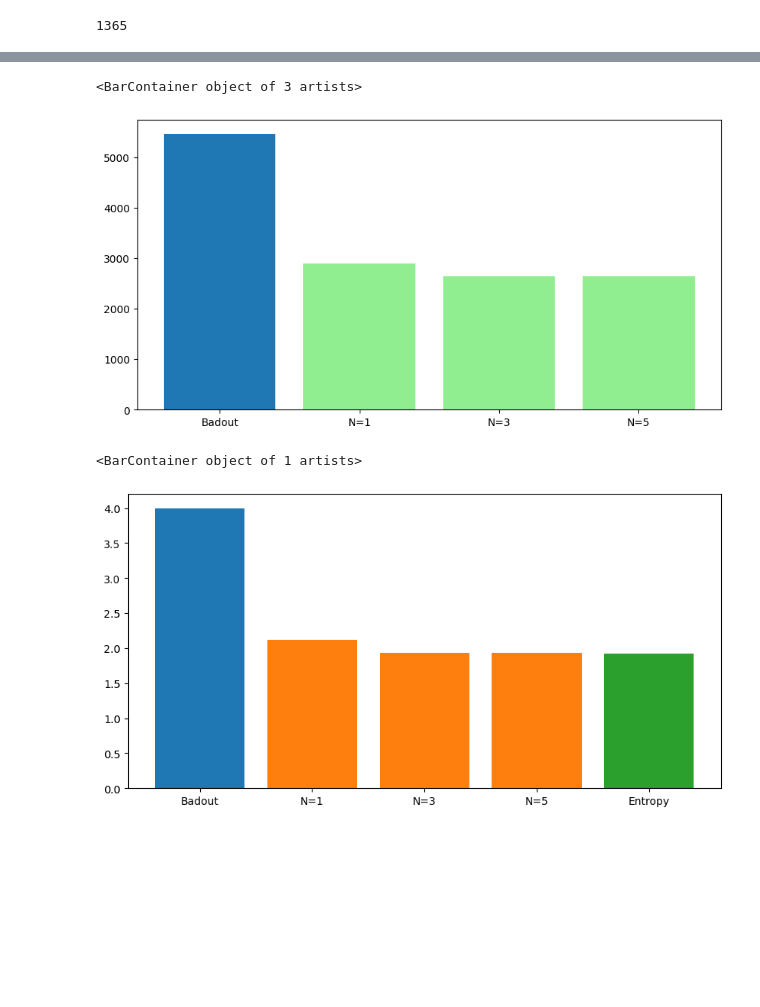
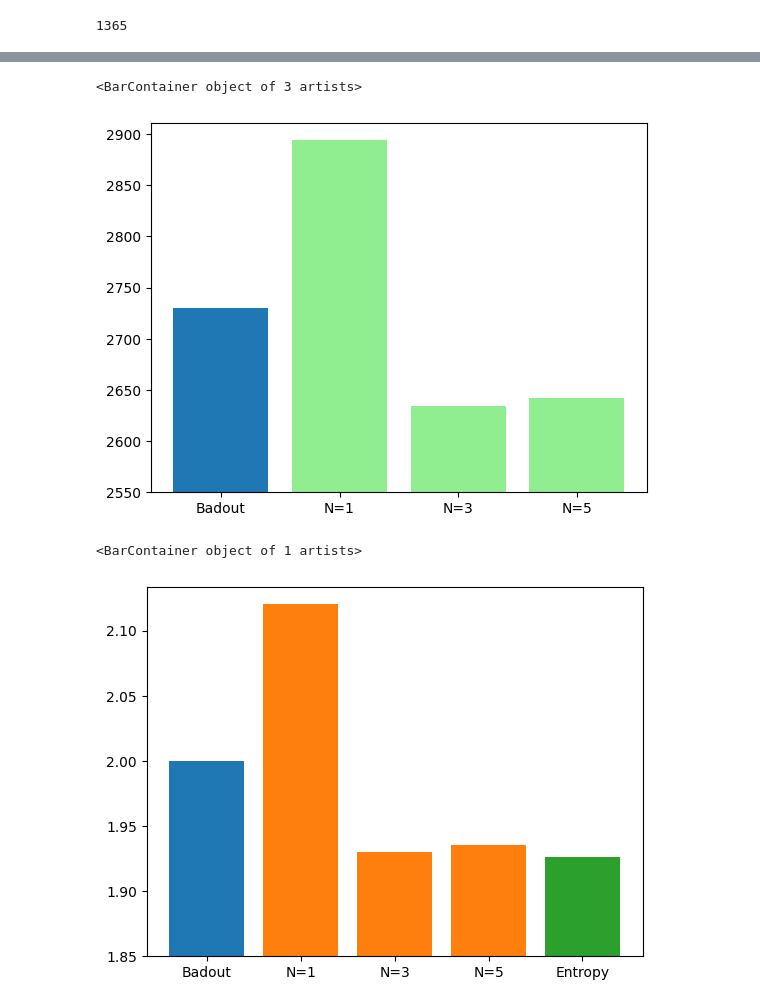
Before and after one commit to MattiaFiore/Source-Coding-Project, a Jupyter notebook: Huffman.ipynb, the cells around one changed output, grey strips where cells are left out. Cells and saved outputs as stored; diff of their text form; code cells hidden in the pictures; blank space fills up the shorter version.

```diff
--- a/Huffman.ipynb
+++ b/Huffman.ipynb
@@ -804,13 +804,15 @@ Time to complete: 1.9213893413543701s
 # %%
-plt.bar('Badout', 5460)
-plt.bar(['N=1', 'N=3', 'N=5'], total_length.values(), color = 'lightgreen')
+offset = 2550
+plt.bar('Badout', 2730- offset, bottom = offset)
+plt.bar(['N=1', 'N=3', 'N=5'], [ i - offset for i in total_length.values()], color = 'lightgreen', bottom = offset)
 # %% [output]
 <BarContainer object of 3 artists>
-[figure, old version]
+[figure, new version]
 # %%
-plt.bar('Badout', 4)
-plt.bar(['N=1', 'N=3', 'N=5'], bits_per_symbol.values())
-plt.bar('Entropy', entropy)
+offset = 1.85
+plt.bar('Badout', 2-offset, bottom = offset)
+plt.bar(['N=1', 'N=3', 'N=5'], [i- offset for i in bits_per_symbol.values()], bottom = offset)
+plt.bar('Entropy', entropy-offset, bottom = offset)
 # %% [output]
 <BarContainer object of 1 artists>
-[figure, old version]
+[figure, new version]
```
Also changed, not shown: parts of 2 cells of this notebook.
